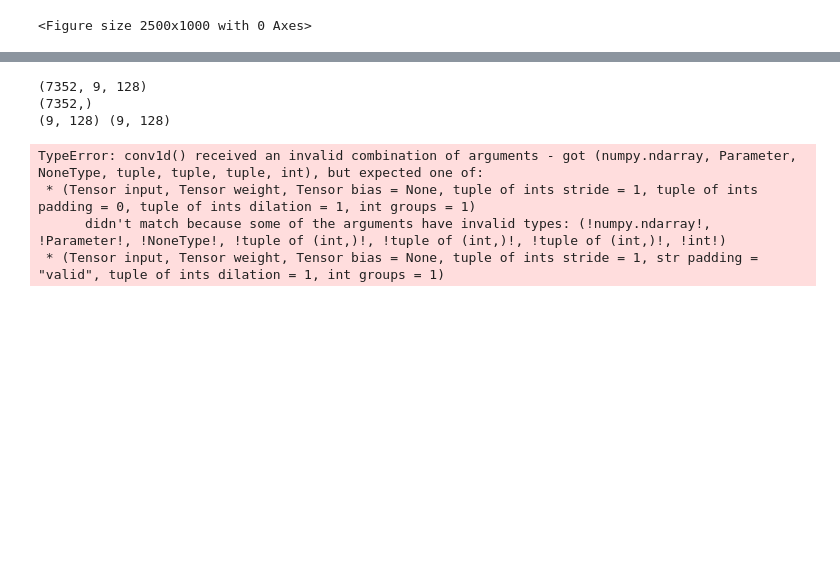
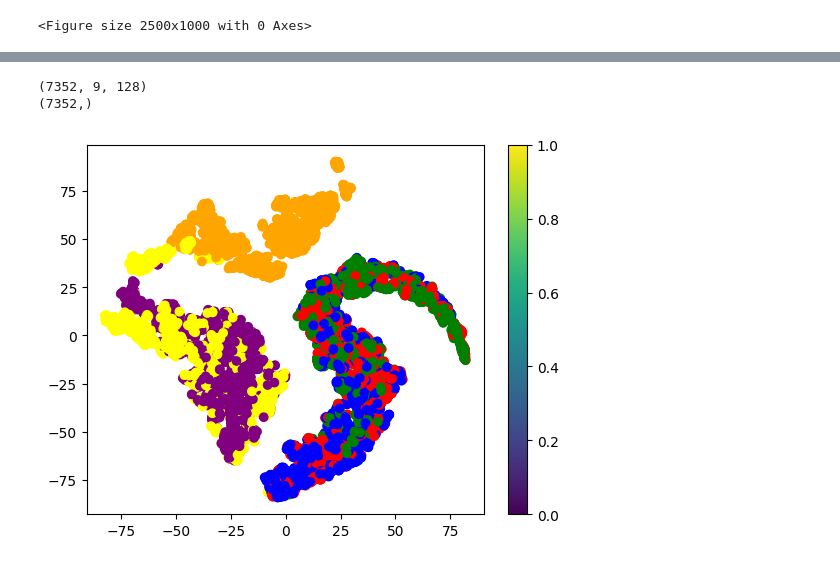
Before and after one commit to salocinrevenge/EpisodeTracker, a Jupyter notebook: code/hierAR.ipynb, the cells around one changed output, grey strips where cells are left out. Saved outputs shown, nothing was run; the diff lists cells and outputs as text; code cells hidden in the pictures; blank space fills up the shorter version.

Commit message:
tsne dos grupos

```diff
--- a/code/hierAR.ipynb
+++ b/code/hierAR.ipynb
@@ -97,17 +98,31 @@ LOCAL_RANK: 0 - CUDA_VISIBLE_DEVICES: [0]
 0         Modules in eval mode
 /home/nicolas/Programas/EpisodeTracker/.venv/lib/python3.12/site-packages/lightning/pytorch/trainer/connectors/data_connector.py:424: The 'train_dataloader' does not have many workers which may be a b ...
 `Trainer.fit` stopped: `max_epochs=1` reached.
-# %%
-print(train.X.shape)
-print(train.Y.shape)
-
-print(train.X[0].shape, np.abs(fft(train.X[0])).shape)
-pretext_model(train.X, np.abs(fft(train.X)))
-# %% [output]
-(7352, 9, 128)
-(7352,)
-(9, 128) (9, 128)
-TypeError: conv1d() received an invalid combination of arguments - got (numpy.ndarray, Parameter, NoneType, tuple, tuple, tuple, int), but expected one of:
- * (Tensor input, Tensor weight, Tensor bias = None, tuple of ints stride = 1, tuple of ints padding = 0, tuple of ints dilation = 1, int groups = 1)
-      didn't match because some of the arguments have invalid types: (!numpy.ndarray!, !Parameter!, !NoneType!, !tuple of (int,)!, !tuple of (int,)!, !tuple of (int,)!, !int!)
- * (Tensor input, Tensor weight, Tensor bias = None, tuple of ints stride = 1, str padding = "valid", tuple of ints dilation = 1, int groups = 1)
+# %%
+print(train.X.shape)
+print(train.Y.shape)
+
+output = pretext_model(torch.tensor(train.X.astype(np.float32)))
+# formato: h_t, z_t, h_f, z_f
+# concatena z_t e z_f
+latent = torch.cat((output[1], output[3]), dim=1)
+# %% [output]
+(7352, 9, 128)
+(7352,)
+# %%
+# mostra o espaço latente com as labels
+X_embedded_latent = TSNE(n_components=2).fit_transform(latent.detach().numpy())
+# %%
+# define cores fixas para as labels
+cores = np.array(['red', 'blue', 'green', 'yellow', 'purple', 'orange', 'black', 'pink', 'brown', 'gray'])
+
+
+# plt.scatter(X_embedded_latent[:,0], X_embedded_latent[:,1], c=train.Y)
+# plt.colorbar()
+# plt.show()
+
+plt.scatter(X_embedded_latent[:,0], X_embedded_latent[:,1], c=cores[train.Y])
+plt.colorbar()
+plt.show()
+# %% [output]
+[figure, added]
```
Also changed, not shown: parts of 7 cells of this notebook, 1 other file.
